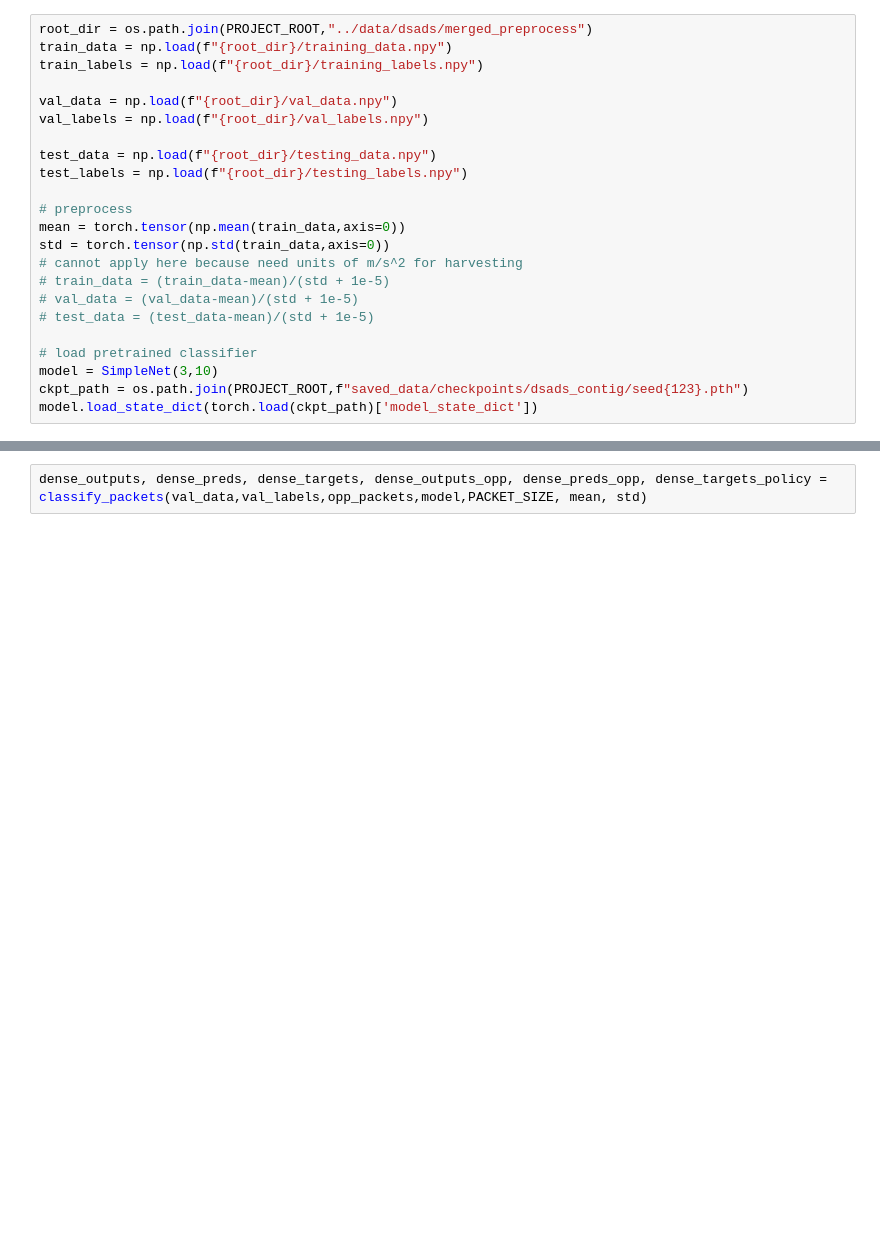
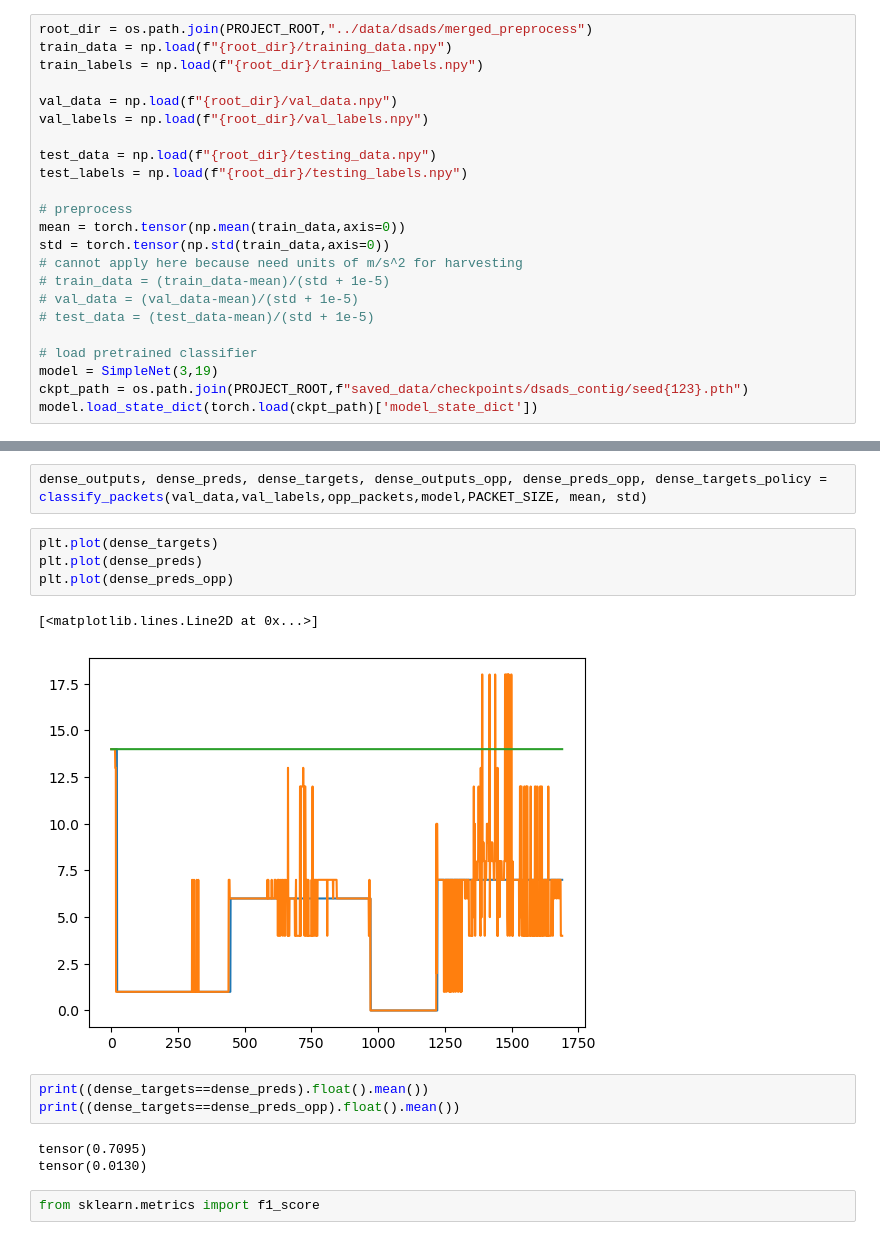
Before and after one commit to Geffen-Cooper/PolicyOpt, a Jupyter notebook: datasets/test.ipynb, the cells around one changed output, grey strips where cells are left out. Cells and saved outputs as stored; diff of their text form; blank space fills up the shorter version.

```diff
--- a/datasets/test.ipynb
+++ b/datasets/test.ipynb
@@ -29,7 +29,7 @@ std = torch.tensor(np.std(train_data,axis=0))
 # test_data = (test_data-mean)/(std + 1e-5)
 
 # load pretrained classifier
-model = SimpleNet(3,10)
+model = SimpleNet(3,19)
 ckpt_path = os.path.join(PROJECT_ROOT,f"saved_data/checkpoints/dsads_contig/seed{123}.pth")
 model.load_state_dict(torch.load(ckpt_path)['model_state_dict'])
 # %% [output]
@@ -85,2 +76,17 @@ opp_packets
 # %%
 dense_outputs, dense_preds, dense_targets, dense_outputs_opp, dense_preds_opp, dense_targets_policy = classify_packets(val_data,val_labels,opp_packets,model,PACKET_SIZE, mean, std)
+# %%
+plt.plot(dense_targets)
+plt.plot(dense_preds)
+plt.plot(dense_preds_opp)
+# %% [output]
+[<matplotlib.lines.Line2D at 0x...>]
+[figure, added]
+# %%
+print((dense_targets==dense_preds).float().mean())
+print((dense_targets==dense_preds_opp).float().mean())
+# %% [output]
+tensor(0.7095)
+tensor(0.0130)
+# %%
+from sklearn.metrics import f1_score
```
Also changed, not shown: parts of 6 cells of this notebook, 15 other files.
